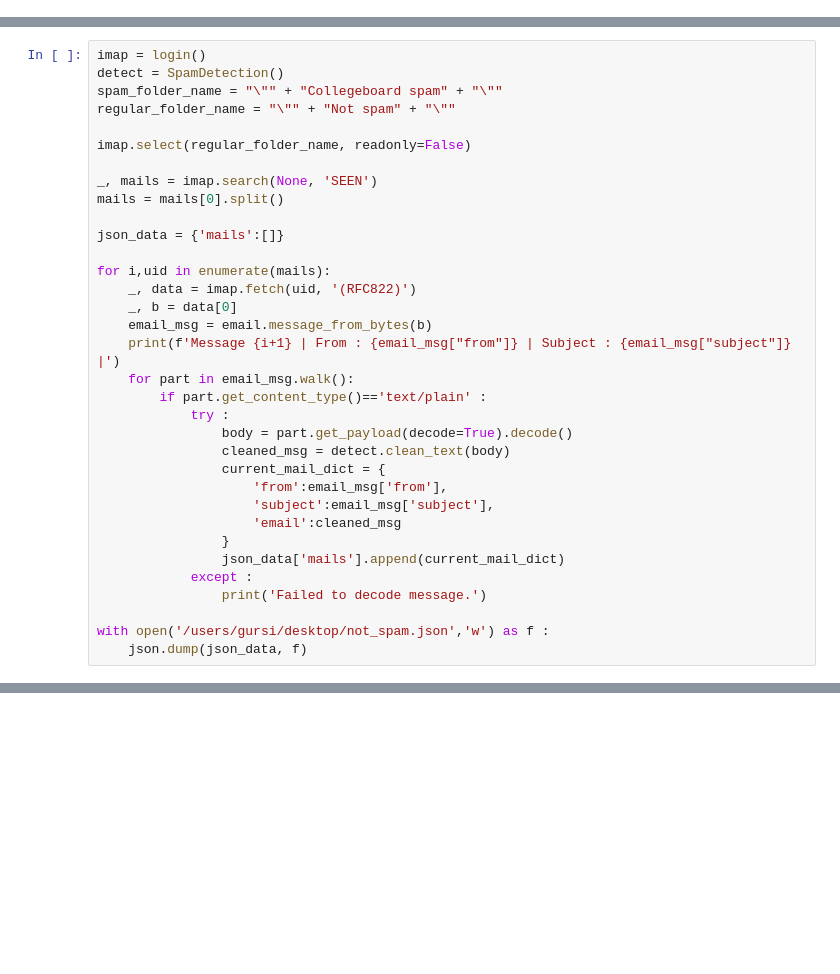
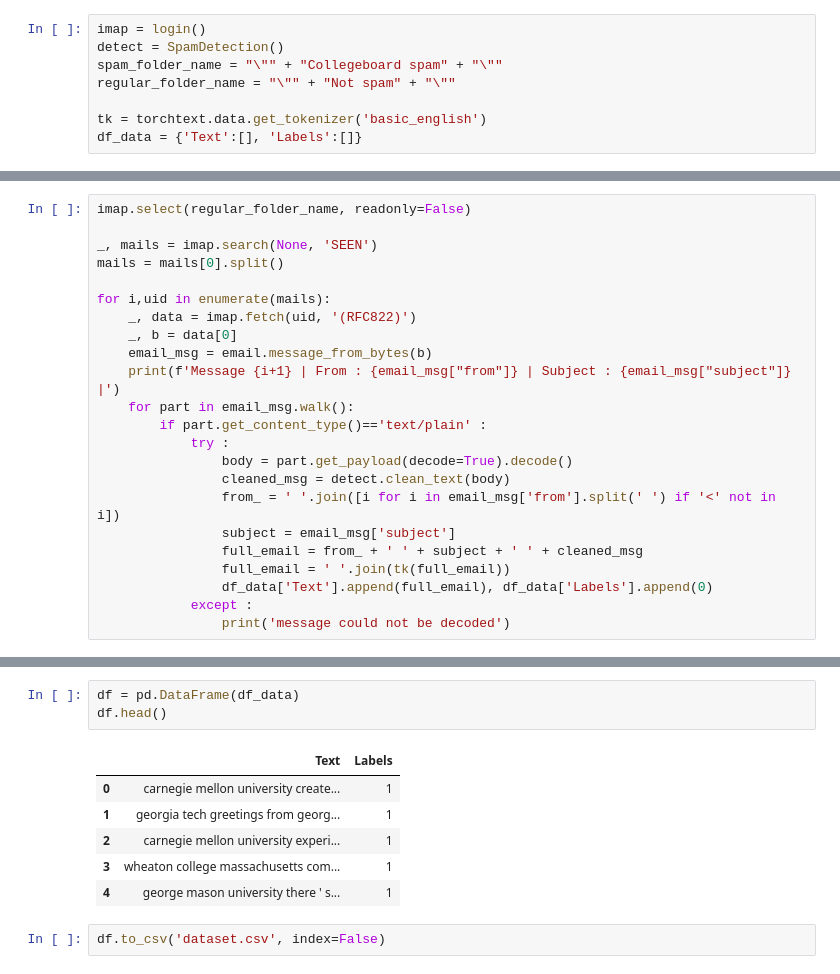
Before and after one commit to gursi26/email-spam-filter, a Jupyter notebook: dataset.ipynb, the cells around one changed output, grey strips where cells are left out. Saved outputs shown, nothing was run; the diff lists cells and outputs as text; blank space fills up the shorter version.

```diff
--- a/dataset/dataset.ipynb
+++ b/dataset.ipynb
@@ -3,0 +6,8 @@ from helper import SpamDetection, sort_email, login
+# %%
+imap = login()
+detect = SpamDetection()
+spam_folder_name = "\"" + "Collegeboard spam" + "\""
+regular_folder_name = "\"" + "Not spam" + "\""
+
+tk = torchtext.data.get_tokenizer('basic_english')
+df_data = {'Text':[], 'Labels':[]}
@@ -4,15 +57,8 @@ from helper import SpamDetection, sort_email, login
 # %%
-imap = login()
-detect = SpamDetection()
-spam_folder_name = "\"" + "Collegeboard spam" + "\""
-regular_folder_name = "\"" + "Not spam" + "\""
-
 imap.select(regular_folder_name, readonly=False)
 
 _, mails = imap.search(None, 'SEEN')
 mails = mails[0].split()
-
-json_data = {'mails':[]}
 
 for i,uid in enumerate(mails):
     _, data = imap.fetch(uid, '(RFC822)')
@@ -24,15 +70,11 @@ for i,uid in enumerate(mails):
             try :
                 body = part.get_payload(decode=True).decode()
                 cleaned_msg = detect.clean_text(body)
-                current_mail_dict = {
-                    'from':email_msg['from'],
-                    'subject':email_msg['subject'],
-                    'email':cleaned_msg
-                }
-                json_data['mails'].append(current_mail_dict)
+                from_ = ' '.join([i for i in email_msg['from'].split(' ') if '<' not in i])
+                subject = email_msg['subject']
+                full_email = from_ + ' ' + subject + ' ' + cleaned_msg
+                full_email = ' '.join(tk(full_email))
+                df_data['Text'].append(full_email), df_data['Labels'].append(0)
             except :
-                print('Failed to decode message.')
-
-with open('/users/gursi/desktop/not_spam.json','w') as f :
-    json.dump(json_data, f)
+                print('message could not be decoded')
 # %% [output]
@@ -53,3 +95,15 @@ Message 494 | From : "Qiaoxin TEH from.TP (NYC)" <Qiaoxin_TEH_from.TP@nyc.gov.sg
 Message 495 | From : Gursimar Singh <gursimarbatra@gmail.com> | Subject : Re: never sign up for o&T |
 Message 496 | From : Gursimar Singh <gursimarbatra@gmail.com> | Subject : Re: never sign up for o&T |
 Message 497 | From : "Qiaoxin TEH from.TP (NYC)" <Qiaoxin_TEH_from.TP@nyc.gov.sg> | Subject : never sign up for o&T  |
+# %%
+df = pd.DataFrame(df_data)
+df.head()
+# %% [output]
+|  | Text | Labels |
+| 0 | carnegie mellon university create... | 1 |
+| 1 | georgia tech greetings from georg... | 1 |
+| 2 | carnegie mellon university experi... | 1 |
+| 3 | wheaton college massachusetts com... | 1 |
+| 4 | george mason university there ' s... | 1 |
+# %%
+df.to_csv('dataset.csv', index=False)
```
Also changed, not shown: parts of 4 cells of this notebook, 5 other files.
